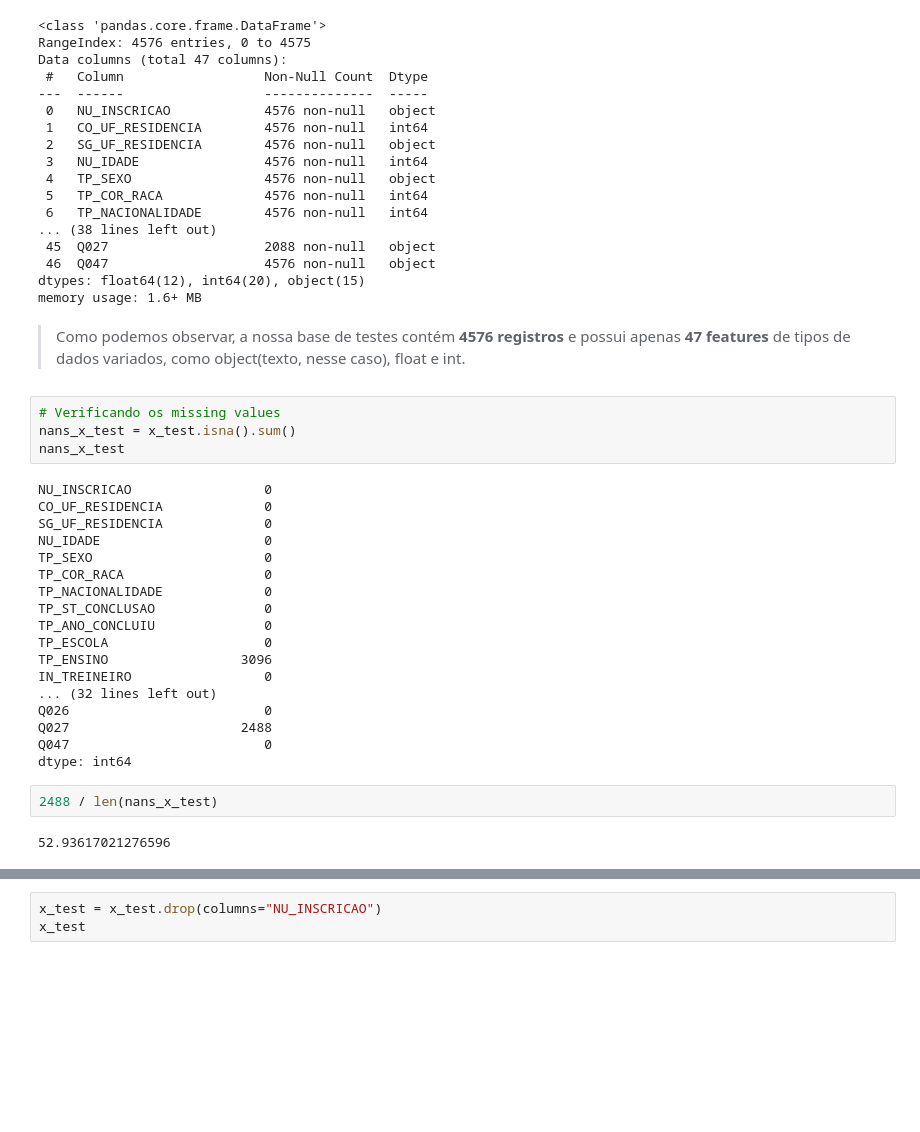
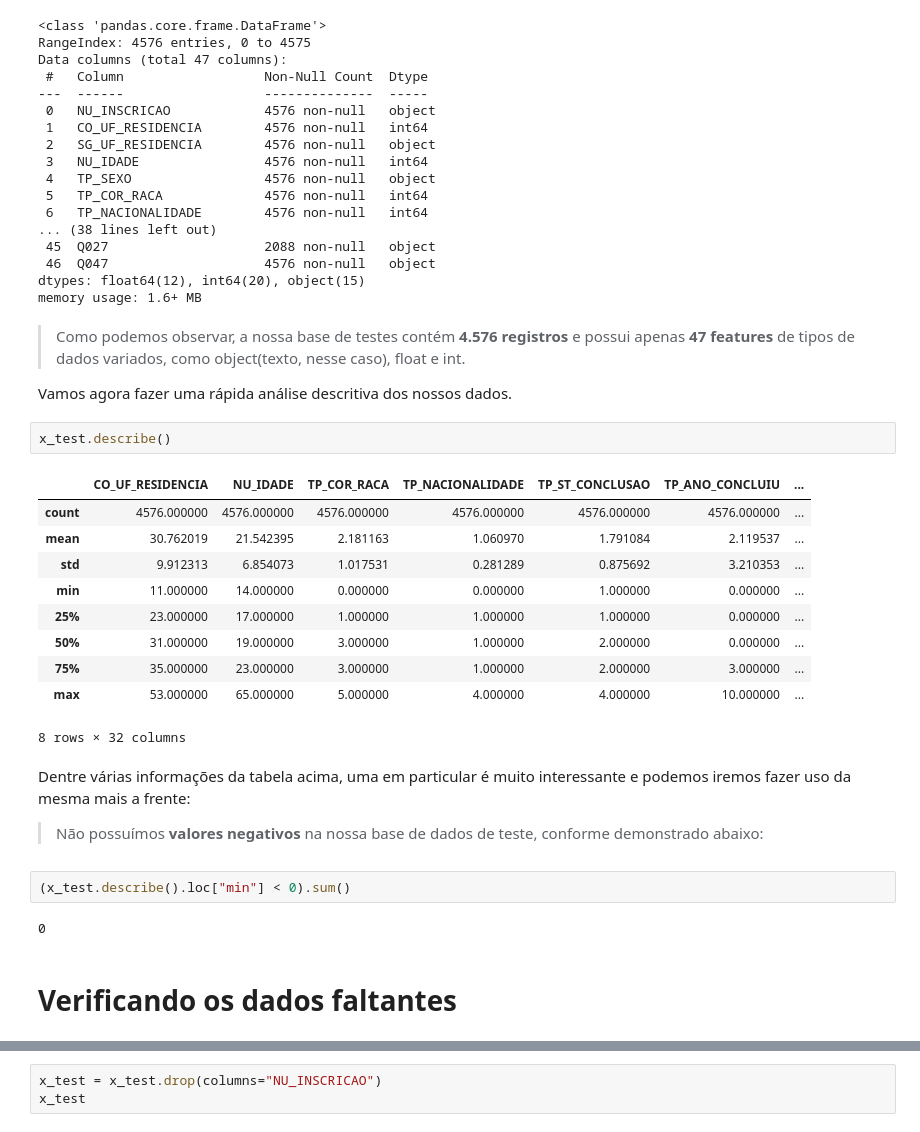
Before and after one commit to Diegohluiz/Desafios-DataScience-Codenation, a Jupyter notebook: Desafio Semana 8/main.ipynb, the cells around one changed output, grey strips where cells are left out. Cells and saved outputs as stored; diff of their text form; blank space fills up the shorter version.

```diff
--- a/Desafio Semana 8/main.ipynb
+++ b/Desafio Semana 8/main.ipynb
@@ -60,30 +98,28 @@ Data columns (total 47 columns):
 dtypes: float64(12), int64(20), object(15)
 memory usage: 1.6+ MB
 # %% [markdown]
-> Como podemos observar, a nossa base de testes contém **4576 registros** e possui apenas **47 features** de tipos de dados variados, como object(texto, nesse caso), float e int.
+> Como podemos observar, a nossa base de testes contém **4.576 registros** e possui apenas **47 features** de tipos de dados variados, como object(texto, nesse caso), float e int.
+
+Vamos agora fazer uma rápida análise descritiva dos nossos dados.
-# %%
-# Verificando os missing values
-nans_x_test = x_test.isna().sum()
-nans_x_test
-# %% [output]
-NU_INSCRICAO                 0
-CO_UF_RESIDENCIA             0
-SG_UF_RESIDENCIA             0
-NU_IDADE                     0
-TP_SEXO                      0
-TP_COR_RACA                  0
-TP_NACIONALIDADE             0
-TP_ST_CONCLUSAO              0
-TP_ANO_CONCLUIU              0
-TP_ESCOLA                    0
-TP_ENSINO                 3096
-IN_TREINEIRO                 0
-... (32 lines left out)
-Q026                         0
-Q027                      2488
-Q047                         0
-dtype: int64
-# %%
-2488 / len(nans_x_test)
-# %% [output]
-52.93617021276596
+# %%
+x_test.describe()
+# %% [output]
+|  | CO_UF_RESIDENCIA | NU_IDADE | TP_COR_RACA | TP_NACIONALIDADE | TP_ST_CONCLUSAO | TP_ANO_CONCLUIU | ... |
+| count | 4576.000000 | 4576.000000 | 4576.000000 | 4576.000000 | 4576.000000 | 4576.000000 | ... |
+| mean | 30.762019 | 21.542395 | 2.181163 | 1.060970 | 1.791084 | 2.119537 | ... |
+| std | 9.912313 | 6.854073 | 1.017531 | 0.281289 | 0.875692 | 3.210353 | ... |
+| min | 11.000000 | 14.000000 | 0.000000 | 0.000000 | 1.000000 | 0.000000 | ... |
+| 25% | 23.000000 | 17.000000 | 1.000000 | 1.000000 | 1.000000 | 0.000000 | ... |
+| 50% | 31.000000 | 19.000000 | 3.000000 | 1.000000 | 2.000000 | 0.000000 | ... |
+| 75% | 35.000000 | 23.000000 | 3.000000 | 1.000000 | 2.000000 | 3.000000 | ... |
+| max | 53.000000 | 65.000000 | 5.000000 | 4.000000 | 4.000000 | 10.000000 | ... |
+8 rows × 32 columns
+# %% [markdown]
+Dentre várias informações da tabela acima, uma em particular é muito interessante e podemos iremos fazer uso da mesma mais a frente:
+> Não possuímos **valores negativos** na nossa base de dados de teste, conforme demonstrado abaixo:
+# %%
+(x_test.describe().loc["min"] < 0).sum()
+# %% [output]
+0
+# %% [markdown]
+# Verificando os dados faltantes
```
Also changed, not shown: parts of 52 cells of this notebook.
